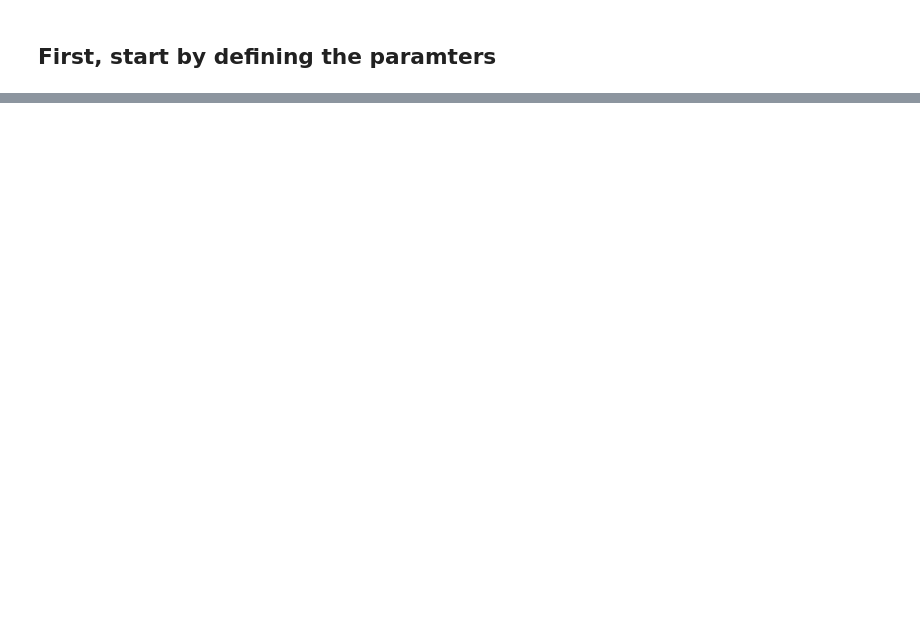
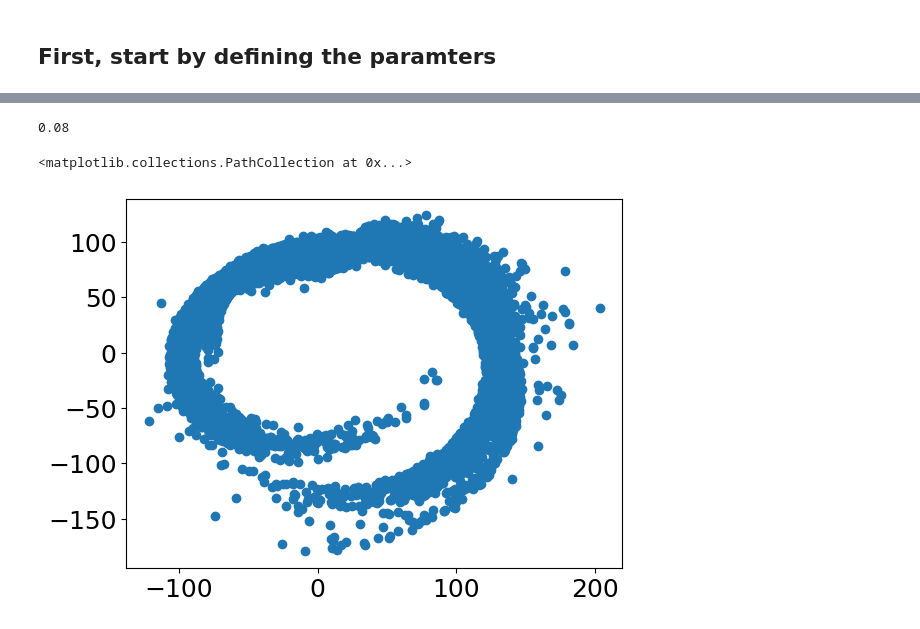
Before and after one commit to David-Chemaly/StreaMAX, a Jupyter notebook: quick_start.ipynb, the cells around one changed output, grey strips where cells are left out. Saved outputs shown, nothing was run; the diff lists cells and outputs as text; code cells hidden in the pictures; blank space fills up the shorter version.

```diff
--- a/quick_start.ipynb
+++ b/quick_start.ipynb
@@ -689,0 +135,24 @@ Text(0, 0.5, 'Count')
+# %%
+import astropy.units as u
+units = [u.kpc, u.Msun, u.Gyr, u.rad]
+import numpy as np
+import gala.potential as gp
+import gala.dynamics as gd
+from gala.dynamics import mockstream as ms
+from gala.units import galactic
+# %%
+M_host = 10.0**params_host['logM'] * u.Msun
+Rs_host = params_host['Rs'] * u.kpc
+host = gp.NFWPotential(m=M_host, r_s=Rs_host, units=units)
+H = gp.Hamiltonian(host)
+
+xv_f = np.array(xv_f, dtype=float)
+prog_w0 = gd.PhaseSpacePosition(pos=xv_f[:3] * u.kpc,
+                                vel=xv_f[3:] * u.km/u.s)
+
+df = ms.FardalStreamDF(gala_modified=True)
+prog_mass = 10.0**params_sat['logM'] * u.Msun
+
+gen = ms.MockStreamGenerator(df, H)
+
+stream, prog = gen.run(prog_w0, prog_mass, dt=time/10000, n_steps=10000)
@@ -689,0 +162,9 @@ Text(0, 0.5, 'Count')
+# %%
+time/(n_steps+1)
+# %% [output]
+0.08
+# %%
+plt.scatter(stream.x, stream.y, c='C0', lw=1)
+# %% [output]
+<matplotlib.collections.PathCollection at 0x...>
+[figure, added]
```
Also changed, not shown: parts of 48 cells of this notebook, 4 other files.
